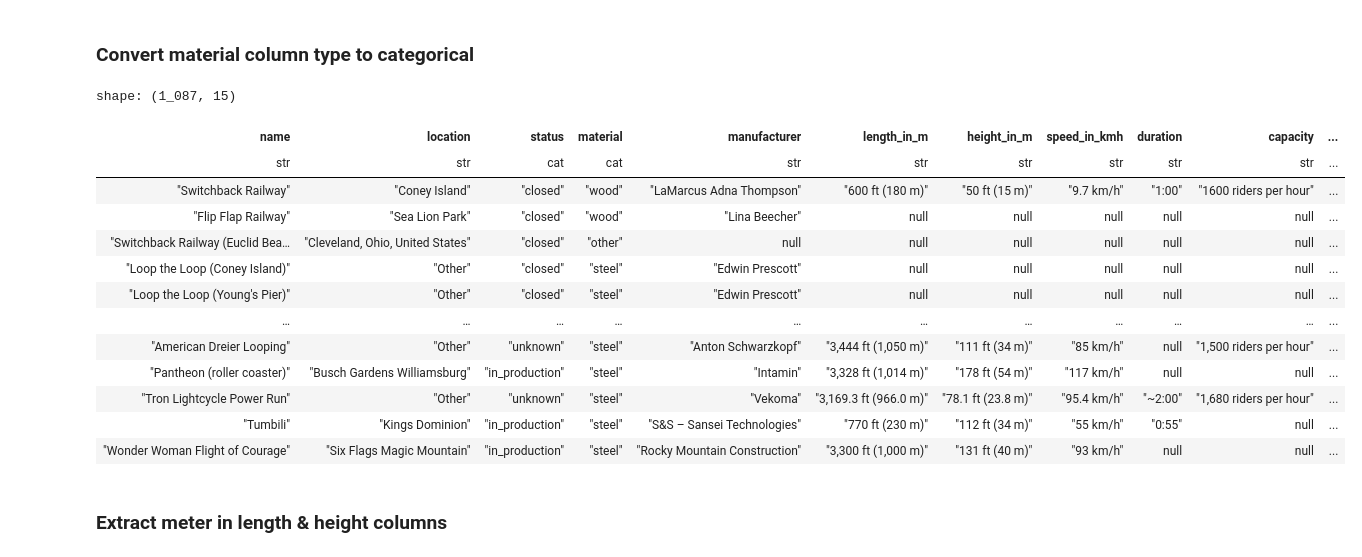
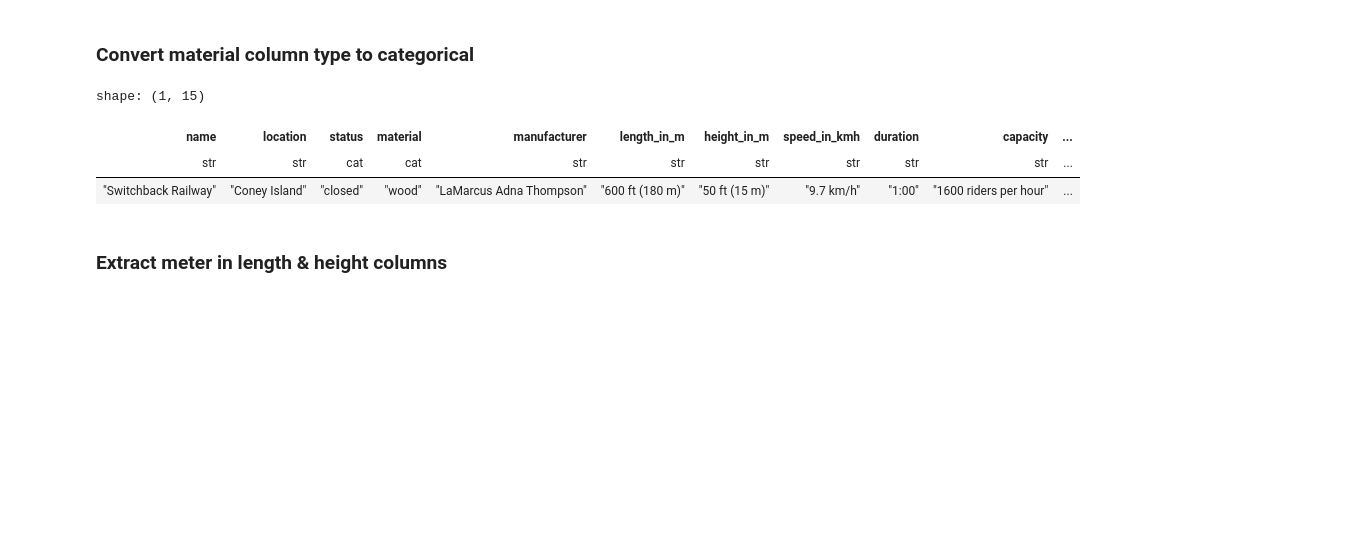
Before and after one commit to mdaffailhami/roller-coaster-data-analysis, a Jupyter notebook: main.ipynb, the cells around one changed output. Drawn from its saved outputs; the diff is of its cells as text; code cells hidden in the pictures; blank space fills up the shorter version.

```diff
--- a/main.ipynb
+++ b/main.ipynb
@@ -129,23 +129,13 @@ After:
 # %%
 df = df.with_columns(
     pl.col('material').str.to_lowercase().cast(pl.Categorical)
 )
-df
+df.head(1)
 # %% [output]
-shape: (1_087, 15)
+shape: (1, 15)
 | name | location | status | material | manufacturer | length_in_m | height_in_m | speed_in_kmh | duration | capacity | ... |
 | str | str | cat | cat | str | str | str | str | str | str | ... |
 | "Switchback Railway" | "Coney Island" | "closed" | "wood" | "LaMarcus Adna Thompson" | "600 ft (180 m)" | "50 ft (15 m)" | "9.7 km/h" | "1:00" | "1600 riders per hour" | ... |
-| "Flip Flap Railway" | "Sea Lion Park" | "closed" | "wood" | "Lina Beecher" | null | null | null | null | null | ... |
-| "Switchback Railway (Euclid Bea… | "Cleveland, Ohio, United States" | "closed" | "other" | null | null | null | null | null | null | ... |
-| "Loop the Loop (Coney Island)" | "Other" | "closed" | "steel" | "Edwin Prescott" | null | null | null | null | null | ... |
-| "Loop the Loop (Young's Pier)" | "Other" | "closed" | "steel" | "Edwin Prescott" | null | null | null | null | null | ... |
-| … | … | … | … | … | … | … | … | … | … | ... |
-| "American Dreier Looping" | "Other" | "unknown" | "steel" | "Anton Schwarzkopf" | "3,444 ft (1,050 m)" | "111 ft (34 m)" | "85 km/h" | null | "1,500 riders per hour" | ... |
-| "Pantheon (roller coaster)" | "Busch Gardens Williamsburg" | "in_production" | "steel" | "Intamin" | "3,328 ft (1,014 m)" | "178 ft (54 m)" | "117 km/h" | null | null | ... |
-| "Tron Lightcycle Power Run" | "Other" | "unknown" | "steel" | "Vekoma" | "3,169.3 ft (966.0 m)" | "78.1 ft (23.8 m)" | "95.4 km/h" | "~2:00" | "1,680 riders per hour" | ... |
-| "Tumbili" | "Kings Dominion" | "in_production" | "steel" | "S&S – Sansei Technologies" | "770 ft (230 m)" | "112 ft (34 m)" | "55 km/h" | "0:55" | null | ... |
-| "Wonder Woman Flight of Courage" | "Six Flags Magic Mountain" | "in_production" | "steel" | "Rocky Mountain Construction" | "3,300 ft (1,000 m)" | "131 ft (40 m)" | "93 km/h" | null | null | ... |
 # %% [markdown]
 ### Extract meter in length & height columns
 # %%
```
Also changed, not shown: parts of 2 cells of this notebook.
